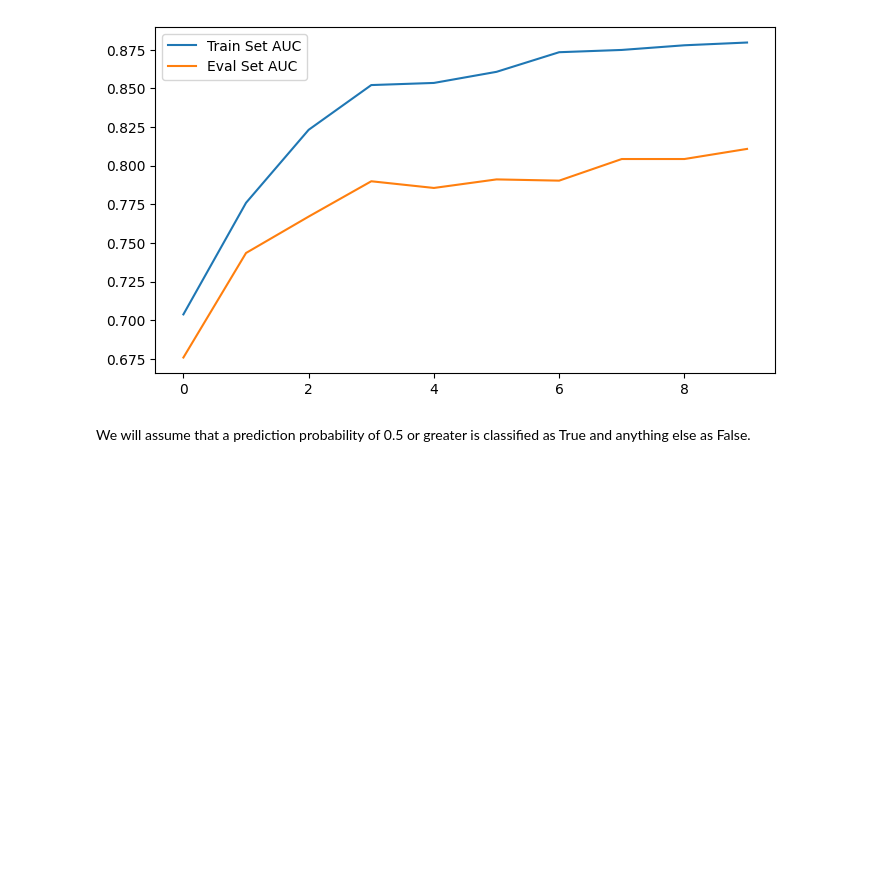
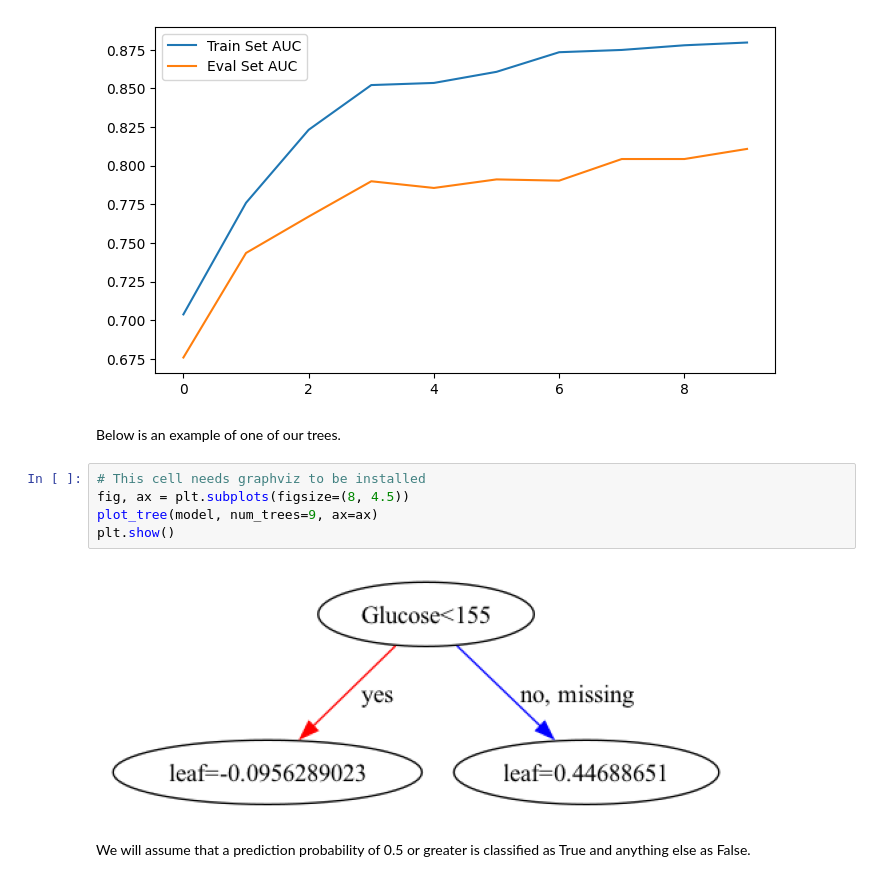
Before and after one commit to jackburbidge/portfolio, a Jupyter notebook: pima_indians_diabetes/pima_indians_XGBoost.ipynb, the cells around one changed output. Drawn from its saved outputs; the diff is of its cells as text; blank space fills up the shorter version.

```diff
--- a/pima_indians_diabetes/pima_indians_XGBoost.ipynb
+++ b/pima_indians_diabetes/pima_indians_XGBoost.ipynb
@@ -238,6 +243,15 @@ plt.legend()
 plt.show()
 # %% [output]
 [figure]
+# %% [markdown]
+Below is an example of one of our trees.
+# %%
+# This cell needs graphviz to be installed
+fig, ax = plt.subplots(figsize=(8, 4.5))
+plot_tree(model, num_trees=9, ax=ax)
+plt.show()
+# %% [output]
+[figure, added]
 # %% [markdown]
 We will assume that a prediction probability of 0.5 or greater is classified as True and anything else as False.
 # %%
```
Also changed, not shown: parts of 5 cells of this notebook.
